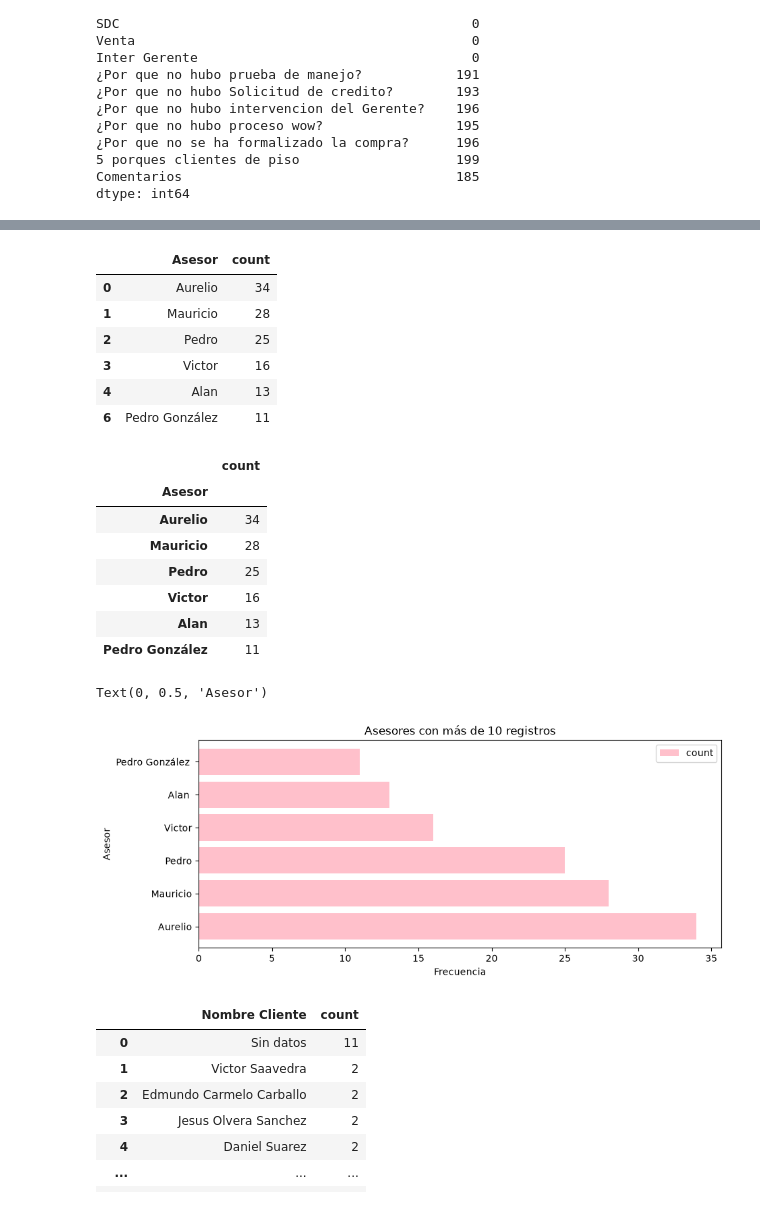
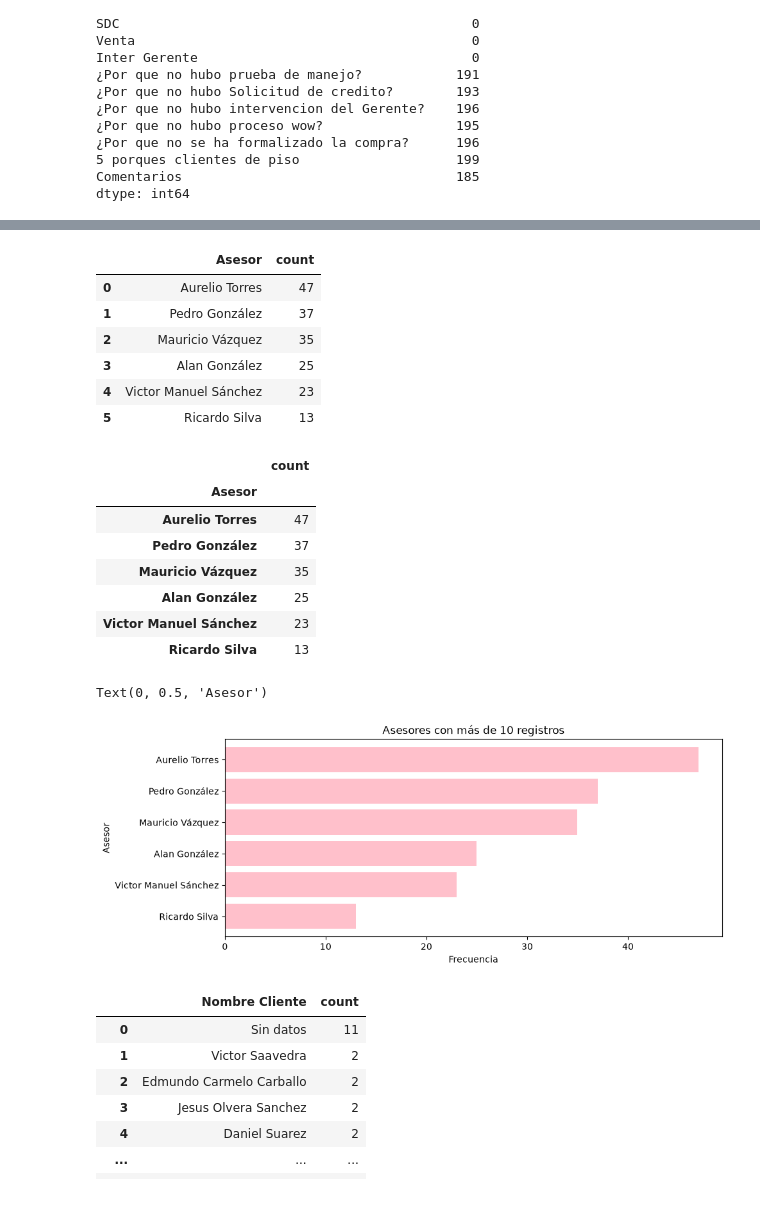
Before and after one commit to Andyr3516/Actividad_4_Extraccion_de_Caracteristicas, a Jupyter notebook: Actividad 4.1/B_piso_caracteristicas.ipynb, the cells around one changed output, grey strips where cells are left out. Drawn from its saved outputs; the diff is of its cells as text; code cells hidden in the pictures.

```diff
--- a/Actividad 4.1/B_piso_caracteristicas.ipynb
+++ b/Actividad 4.1/B_piso_caracteristicas.ipynb
@@ -86,0 +104,37 @@ bp.head(5)
+# %%
+correccion = {
+    'Aurelio': 'Aurelio Torres',
+    'AUrelio': 'Aurelio Torres',
+    'Aurelio Torres': 'Aurelio Torres',
+
+    'Mauricio': 'Mauricio Vázquez',
+    'Mauricio Vazquez': 'Mauricio Vázquez',
+    'Mauricio Vázquez': 'Mauricio Vázquez',
+
+    'Alan': 'Alan González',
+    'Alan González': 'Alan González',
+    'Alan Gonzalez': 'Alan González',
+
+    'Victor': 'Victor Manuel Sánchez',
+    'Victor Manuel Sanchez': 'Victor Manuel Sánchez',
+    'Victor Manuel': 'Victor Manuel Sánchez',
+    'Victor Sanchez': 'Victor Manuel Sánchez',
+
+    'Ricardo': 'Ricardo Silva',
+    'Ricardo Silva': 'Ricardo Silva',
+
+    'Nancy': 'Nancy Olascoaga',
+    'Nancy OLascoaga': 'Nancy Olascoaga',
+
+    'Pedro González': 'Pedro González',
+    'Pedro': 'Pedro González',
+    'Pedro Gonzalez': 'Pedro González',
+    'Pedro Antonio Cinto': 'Pedro Antonio Cinto',
+
+    'Miguel Ramírez': 'Miguel Ramírez',
+    'Marcos Coca': 'Marcos Coca',
+    'Eduardo': 'Eduardo',
+    'Laura': 'Laura',
+}
+
+bp['Asesor'] = bp['Asesor'].str.strip().replace(correccion)
@@ -112,12 +175,12 @@ Filtro= Tabla_freq[(Tabla_freq['count']>10) & (Tabla_freq['Asesor'] != 'Sin dato
 Filtro
 # %% [output]
 |  | Asesor | count |
-| 0 | Aurelio | 34 |
-| 1 | Mauricio | 28 |
-| 2 | Pedro | 25 |
-| 3 | Victor | 16 |
-| 4 | Alan | 13 |
-| 6 | Pedro González | 11 |
+| 0 | Aurelio Torres | 47 |
+| 1 | Pedro González | 37 |
+| 2 | Mauricio Vázquez | 35 |
+| 3 | Alan González | 25 |
+| 4 | Victor Manuel Sánchez | 23 |
+| 5 | Ricardo Silva | 13 |
 # %%
 # Ajusto el indice de mi dataframe
 Filtro_index= Filtro.set_index('Asesor')
@@ -125,21 +188,22 @@ Filtro_index
 # %% [output]
 |  | count |
 | Asesor |  |
-| Aurelio | 34 |
-| Mauricio | 28 |
-| Pedro | 25 |
-| Victor | 16 |
-| Alan | 13 |
-| Pedro González | 11 |
+| Aurelio Torres | 47 |
+| Pedro González | 37 |
+| Mauricio Vázquez | 35 |
+| Alan González | 25 |
+| Victor Manuel Sánchez | 23 |
+| Ricardo Silva | 13 |
 # %%
 # Realizamos grafico de barras del dataframe filtrado
-Filtro_index.plot(kind = 'barh', width=0.8, figsize=(10,4), color= "pink")
+Filtro_index = Filtro_index.sort_values(by='count', ascending=True)
+Filtro_index.plot(kind = 'barh', width=0.8, figsize=(10,4), color= "pink", legend=False)
 plt.title('Asesores con más de 10 registros')
 plt.xlabel('Frecuencia')
 plt.ylabel('Asesor')
 # %% [output]
 Text(0, 0.5, 'Asesor')
-[figure, old version]
+[figure, new version]
 # %%
 # Obtengo un análisis univariado de las variables categóricas - 2
 Tabla_freq1 = bp['Nombre Cliente'].value_counts().reset_index()
```
Also changed, not shown: parts of 4 cells of this notebook, 2 other files.
